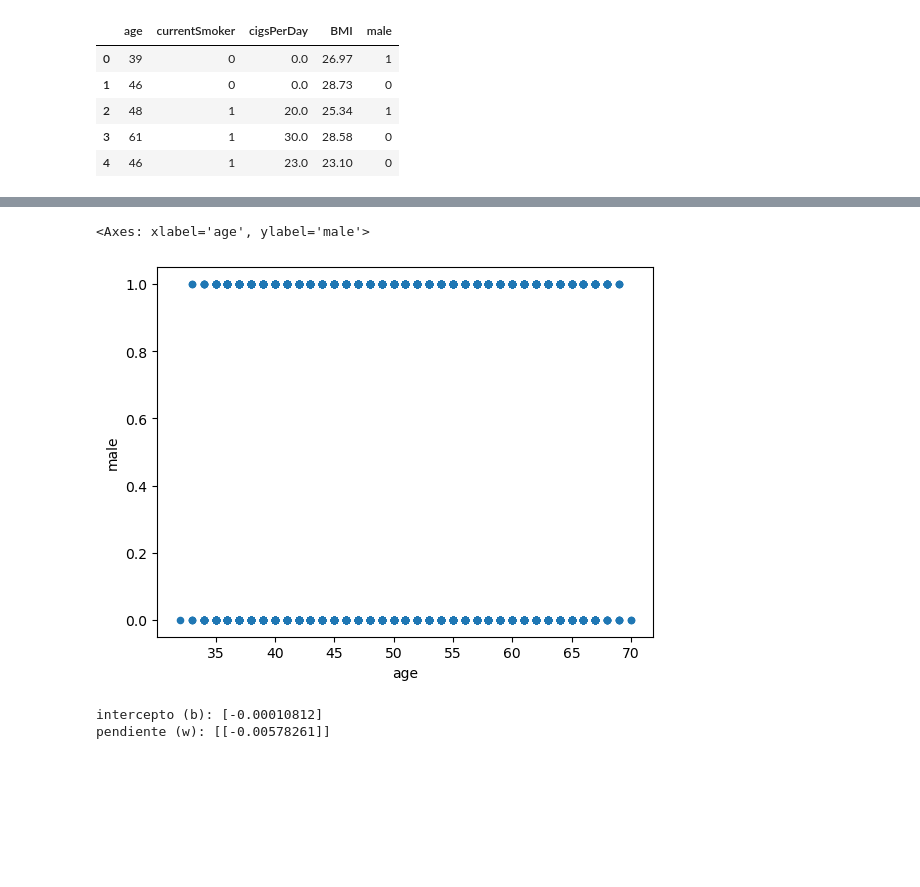
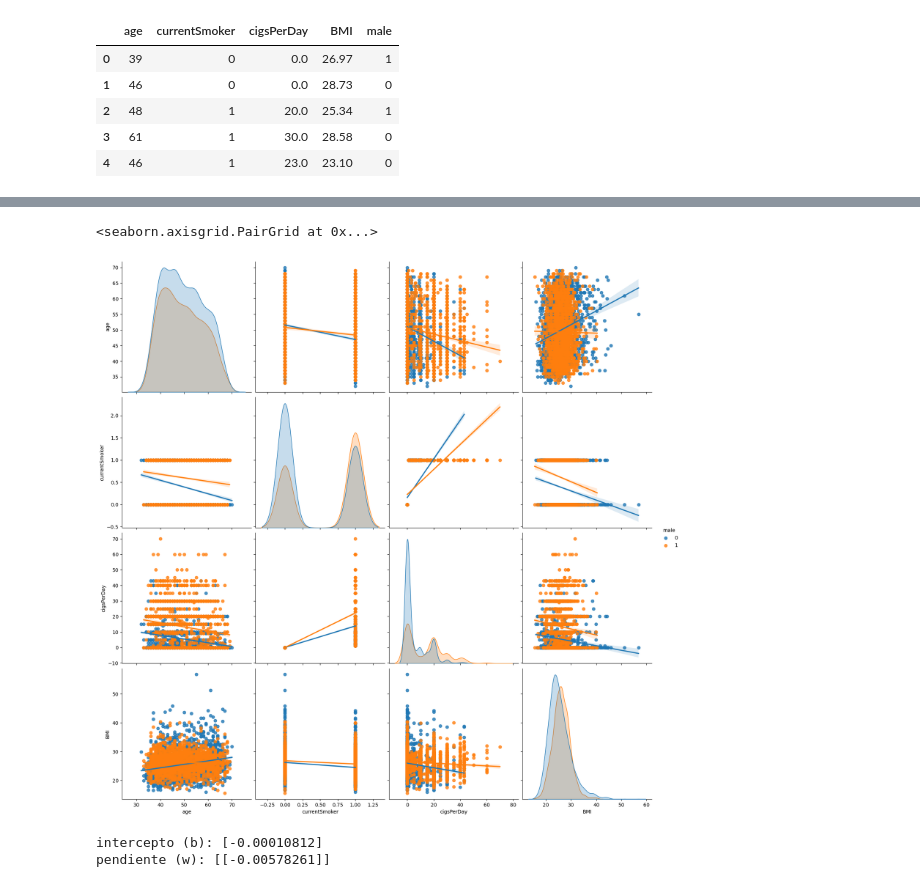
Before and after one commit to Aizuwu/Unad, a Jupyter notebook: archive1/datalogistic.ipynb, the cells around one changed output, grey strips where cells are left out. Drawn from its saved outputs; the diff is of its cells as text; code cells hidden in the pictures; blank space fills up the shorter version.

```diff
--- a/archive1/datalogistic.ipynb
+++ b/archive1/datalogistic.ipynb
@@ -32,6 +62,6 @@ heart[['age','currentSmoker','cigsPerDay','BMI','male']].head()
 # %%
-heart[['age','male']].plot.scatter(x='age',y='male')
+sb.pairplot(heart.dropna(), hue='male',height=4,vars=["age", "currentSmoker","cigsPerDay","BMI"],kind='reg')
 # %% [output]
-<Axes: xlabel='age', ylabel='male'>
+<seaborn.axisgrid.PairGrid at 0x...>
-[figure, old version]
+[figure, new version]
 # %%
```
Also changed, not shown: parts of 13 cells of this notebook.
